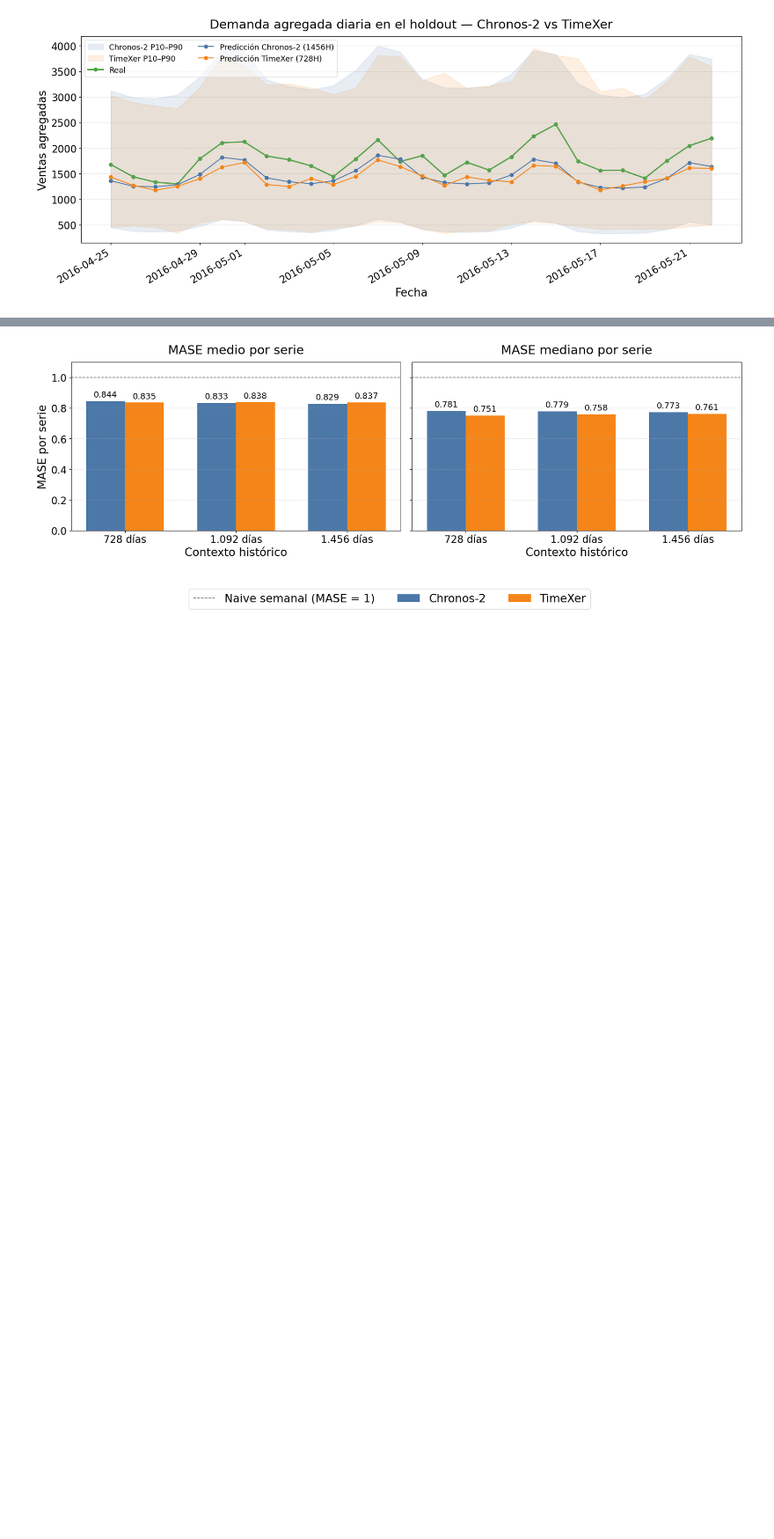
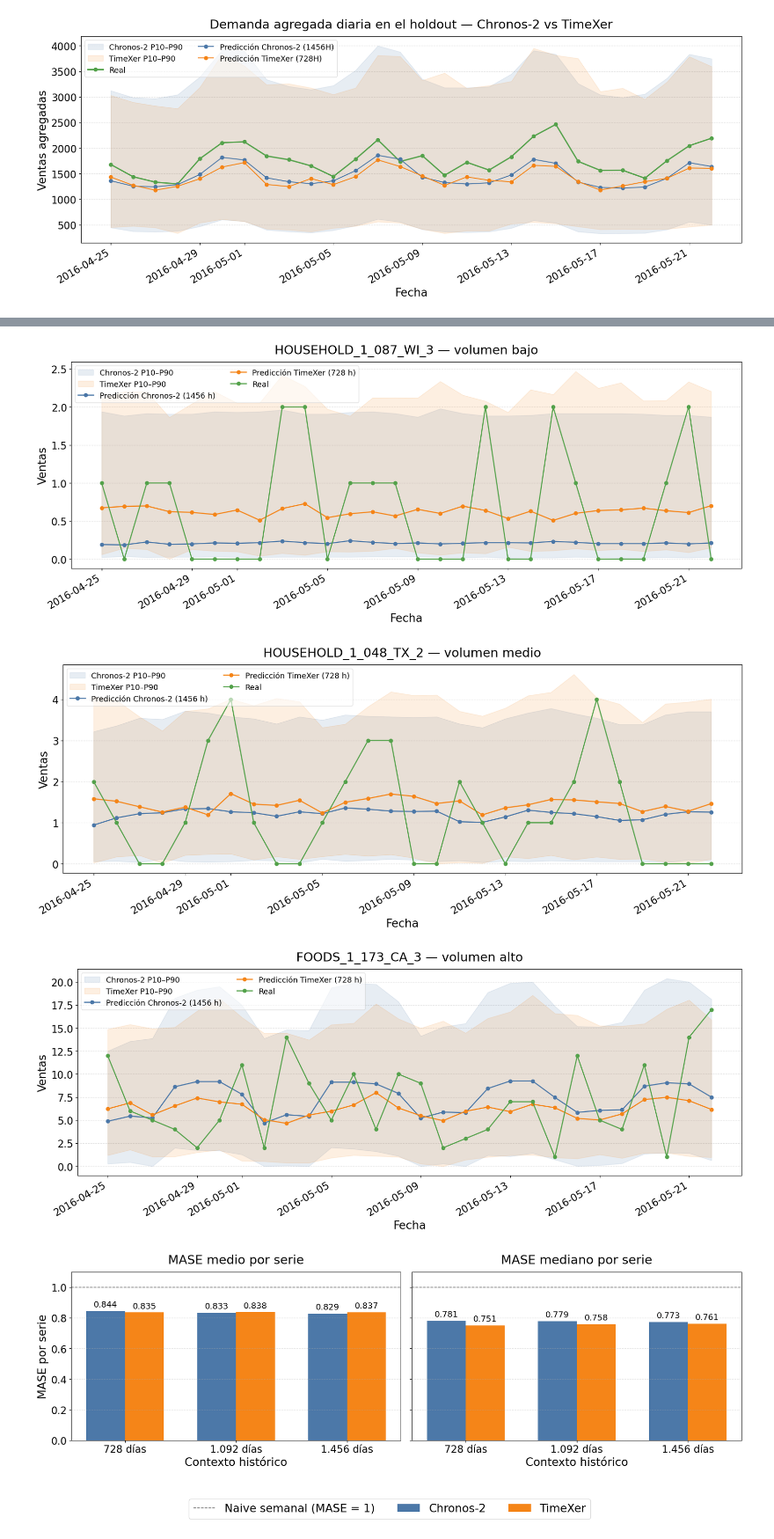
Before and after one commit to codependent/TFM-Master-IA-JoseAntonioInigo, a Jupyter notebook: retail/4-additional-graphs.ipynb, the cells around one changed output, grey strips where cells are left out. Shown at 88% size. Saved outputs shown, nothing was run; the diff lists cells and outputs as text; code cells hidden in the pictures; blank space fills up the shorter version.

```diff
--- a/retail/4-additional-graphs.ipynb
+++ b/retail/4-additional-graphs.ipynb
@@ -633,3 +731,73 @@ with plt.rc_context(MULTI_RC):
+# %%
+import pandas as pd
+import matplotlib.pyplot as plt
+
+# ============================================================
+# Figura 5.2.7: predicción vs real por serie representativa
+# Chronos-2 (1456H) vs TimeXer (728H) — finalistas, una gráfica por serie
+# Equivalente a la figura 5.1.7 de tráfico. Solo el tramo de predicción
+# (holdout de 28 días); une lo que antes eran dos gráficas separadas
+# (una por notebook de modelo).
+# Series: las 3 representativas (volumen bajo/medio/alto) seleccionadas de
+# forma determinista por cuantil de ventas acumuladas en ambos notebooks.
+# ============================================================
+
+DATA_DIR = "dataset/processed"
+REAL_COLOR = "#54A24B"  # verde Vega, igual que en demanda agregada
+
+# Los nombres de columna de cuantiles difieren entre modelos:
+#   Chronos-2 -> "0.1"/"0.9"   |   TimeXer -> "q0.1"/"q0.9"
+chr_e = pd.read_csv(
+    f"{DATA_DIR}/chronos2_m5_outputs/m5_eval_predictions_vs_actuals.csv", parse_dates=["timestamp"]
+)
+tx_e = pd.read_csv(
+    f"{DATA_DIR}/timexer_m5_outputs/m5_eval_predictions_vs_actuals.csv", parse_dates=["timestamp"]
+)
+
+series_labels = {
+    "HOUSEHOLD_1_087_WI_3": "volumen bajo",
+    "HOUSEHOLD_1_048_TX_2": "volumen medio",
+    "FOODS_1_173_CA_3":     "volumen alto",
+}
+
+for sid in ["HOUSEHOLD_1_087_WI_3", "HOUSEHOLD_1_048_TX_2", "FOODS_1_173_CA_3"]:
+    c = chr_e[chr_e["id"] == sid].sort_values("timestamp")
+    t = tx_e[tx_e["id"] == sid].sort_values("timestamp")
+    with plt.rc_context(MULTI_RC):
+        fig, ax = plt.subplots(figsize=(17, 7))
+
+        # Bandas de incertidumbre P10–P90 (debajo), muy translúcidas
+        ax.fill_between(c["timestamp"], c["0.1"], c["0.9"],
+                        color=colors["Chronos-2"], alpha=0.13, label="Chronos-2 P10–P90")
+        ax.fill_between(t["timestamp"], t["q0.1"], t["q0.9"],
+                        color=colors["TimeXer"], alpha=0.13, label="TimeXer P10–P90")
+
+        # Predicciones de cada modelo y la serie real (real encima)
+        ax.plot(c["timestamp"], c["predictions"], marker="o", color=colors["Chronos-2"],
+                linewidth=1.8, label="Predicción Chronos-2 (1456 h)")
+        ax.plot(t["timestamp"], t["predictions"], marker="o", color=colors["TimeXer"],
+                linewidth=1.8, label="Predicción TimeXer (728 h)")
+        ax.plot(c["timestamp"], c["target"], marker="o", color=REAL_COLOR,
+                linewidth=1.8, label="Real", zorder=5)
+
+        ax.set_title(f"{sid} — {series_labels[sid]}")
+        ax.set_xlabel("Fecha")
+        ax.set_ylabel("Ventas")
+        ax.grid(axis="y", linestyle="--", alpha=0.35)
+        ax.set_axisbelow(True)
+        ax.legend(loc="upper left", ncol=2, fontsize=13, framealpha=0.6)
+
+        fig.autofmt_xdate()
+        fig.tight_layout()
+        fig.savefig(
+            f"fig_5_2_7_forecast_serie_{sid}_finalistas.png",
+            dpi=300, bbox_inches="tight",
+        )
+        plt.show()
+# %% [output]
+[figure, added]
+[figure, added]
+[figure, added]
 # %%
 import pandas as pd
 import numpy as np
```
Also changed, not shown: parts of 3 cells of this notebook.
